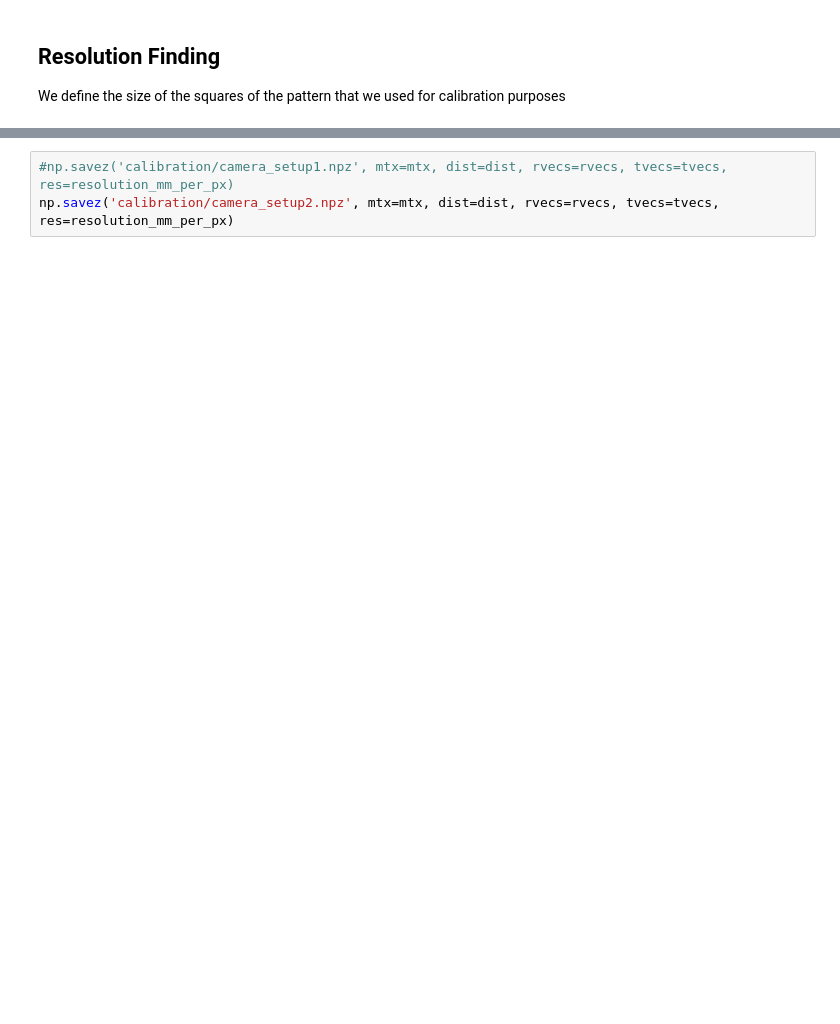
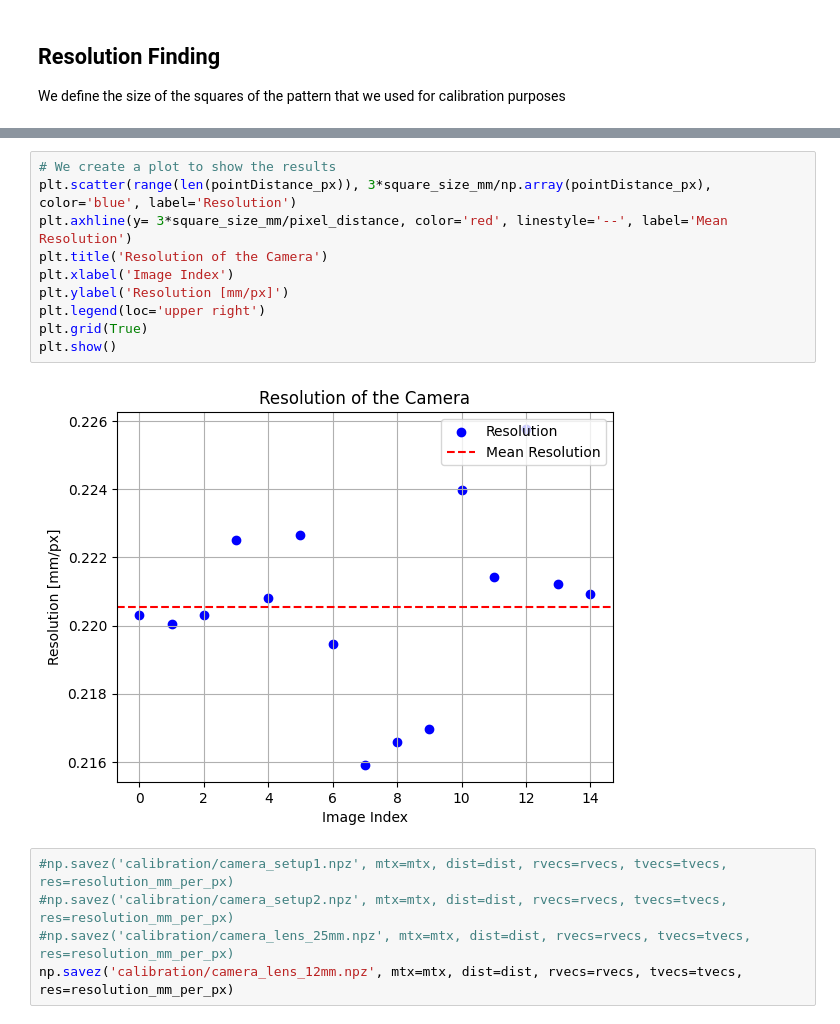
Before and after one commit to fore1806/CBFD, a Jupyter notebook: Calibrazione.ipynb, the cells around one changed output, grey strips where cells are left out. Cells and saved outputs as stored; diff of their text form; blank space fills up the shorter version.

```diff
--- a/Calibrazione.ipynb
+++ b/Calibrazione.ipynb
@@ -120,3 +160,17 @@ Resolución (mm/px): 0.4730
+# %%
+# We create a plot to show the results
+plt.scatter(range(len(pointDistance_px)), 3*square_size_mm/np.array(pointDistance_px), color='blue', label='Resolution')
+plt.axhline(y= 3*square_size_mm/pixel_distance, color='red', linestyle='--', label='Mean Resolution')
+plt.title('Resolution of the Camera')
+plt.xlabel('Image Index')
+plt.ylabel('Resolution [mm/px]')
+plt.legend(loc='upper right')
+plt.grid(True)
+plt.show()
+# %% [output]
+[figure, added]
 # %%
 #np.savez('calibration/camera_setup1.npz', mtx=mtx, dist=dist, rvecs=rvecs, tvecs=tvecs, res=resolution_mm_per_px)
-np.savez('calibration/camera_setup2.npz', mtx=mtx, dist=dist, rvecs=rvecs, tvecs=tvecs, res=resolution_mm_per_px)
+#np.savez('calibration/camera_setup2.npz', mtx=mtx, dist=dist, rvecs=rvecs, tvecs=tvecs, res=resolution_mm_per_px)
+#np.savez('calibration/camera_lens_25mm.npz', mtx=mtx, dist=dist, rvecs=rvecs, tvecs=tvecs, res=resolution_mm_per_px)
+np.savez('calibration/camera_lens_12mm.npz', mtx=mtx, dist=dist, rvecs=rvecs, tvecs=tvecs, res=resolution_mm_per_px)
```
Also changed, not shown: parts of 3 cells of this notebook, 7 other files.
